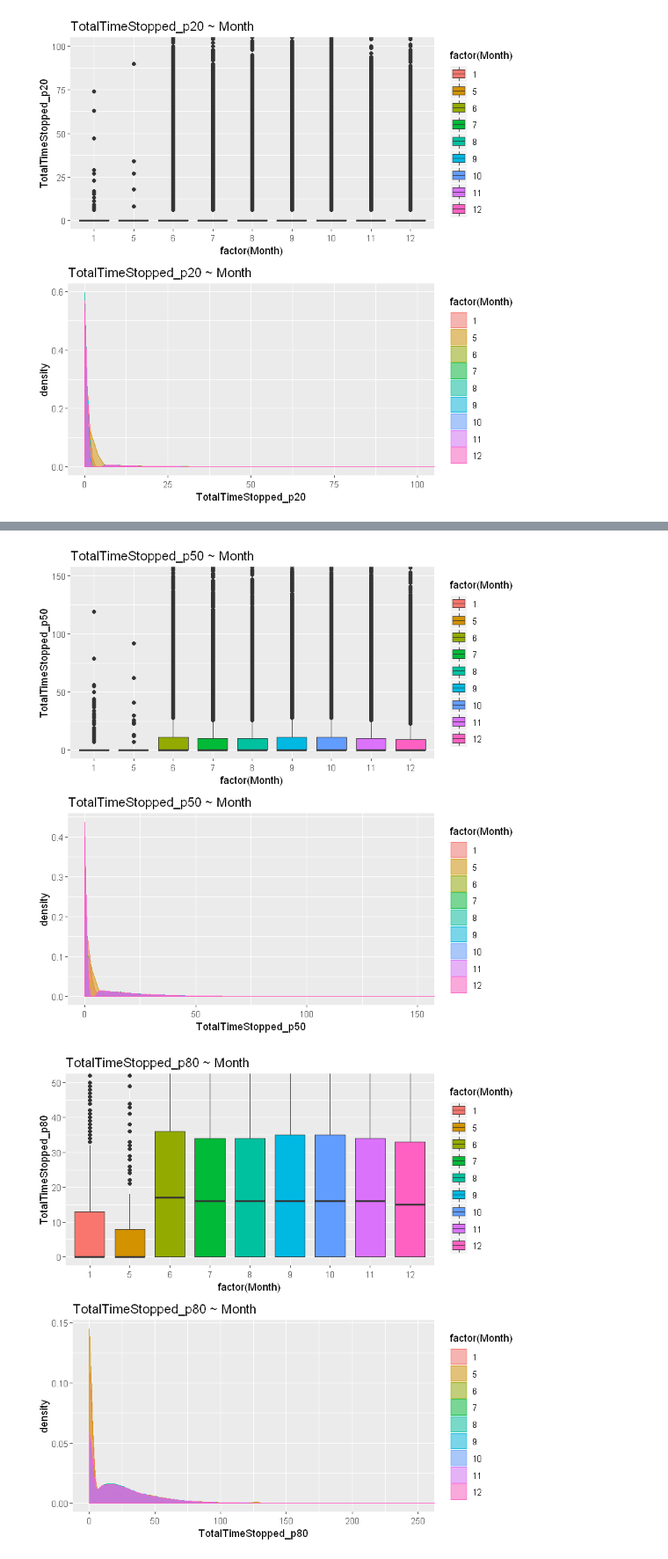
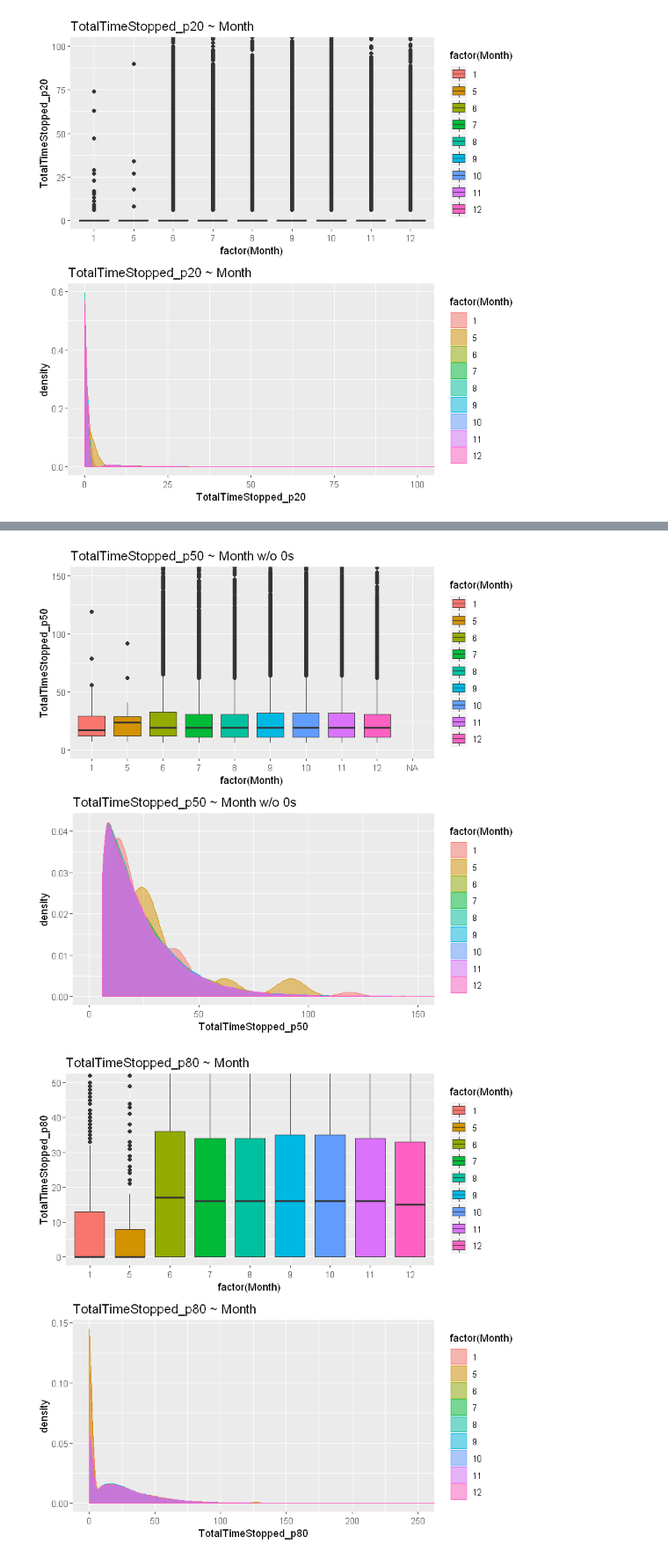
Before and after one commit to Haximilian/statistics447b, a Jupyter notebook: Statistics 447b Project - Adel.ipynb, the cells around one changed output, grey strips where cells are left out. Shown at 88% size. Drawn from its saved outputs; the diff is of its cells as text; code cells hidden in the pictures.

```diff
--- a/Statistics 447b Project - Adel.ipynb
+++ b/Statistics 447b Project - Adel.ipynb
@@ -97,6 +97,8 @@ ERROR: Error in tbl_vars(x): object 'weekend_data' not found
 sum(is.na(training))
 # %% [output]
 [1] 0
+# %%
+nozero_training <- training %>% filter(TotalTimeStopped_p50 > 0)
 # %%
 p1 <- ggplot(training, aes(x = TotalTimeStopped_p20)) + geom_histogram(fill = 'blue', bins = 50) +
   ggtitle('Histogram of TotalTimeStopped_p20') + coord_cartesian(xlim = c(0,50))
@@ -211,10 +243,10 @@ p <- grid.arrange(p11,p12, ncol = 1)
 # %% [output]
 [figure]
 # %%
-p21 <- ggplot(training[train_rows,], aes(x = factor(Month), y = TotalTimeStopped_p50, fill = factor(Month))) +
-  geom_boxplot() + ggtitle('TotalTimeStopped_p50 ~ Month') + coord_cartesian(ylim = c(0,150))
-p22 <- ggplot(training[train_rows,], aes(x = TotalTimeStopped_p50, fill = factor(Month), color = factor(Month))) +
-  geom_density(alpha = 0.5) + coord_cartesian(xlim = c(0, 150)) + ggtitle('TotalTimeStopped_p50 ~ Month')
+p21 <- ggplot(nozero_training[train_rows,], aes(x = factor(Month), y = TotalTimeStopped_p50, fill = factor(Month))) +
+  geom_boxplot() + ggtitle('TotalTimeStopped_p50 ~ Month w/o 0s') + coord_cartesian(ylim = c(0,150))
+p22 <- ggplot(nozero_training[train_rows,], aes(x = TotalTimeStopped_p50, fill = factor(Month), color = factor(Month))) +
+  geom_density(alpha = 0.5) + coord_cartesian(xlim = c(0, 150)) + ggtitle('TotalTimeStopped_p50 ~ Month w/o 0s')
 
 grid.arrange(p21,p22, ncol = 1)
 # %% [output]
@@ -221,4 +256,4 @@ grid.arrange(p21,p22, ncol = 1)
-[figure, old version]
+[figure, new version]
 # %%
 p31 <- ggplot(training[train_rows,], aes(x = factor(Month), y = TotalTimeStopped_p80, fill = factor(Month))) +
   geom_boxplot() + ggtitle('TotalTimeStopped_p80 ~ Month') + coord_cartesian(ylim = c(0,50))
```
Also changed, not shown: parts of 27 cells of this notebook.
